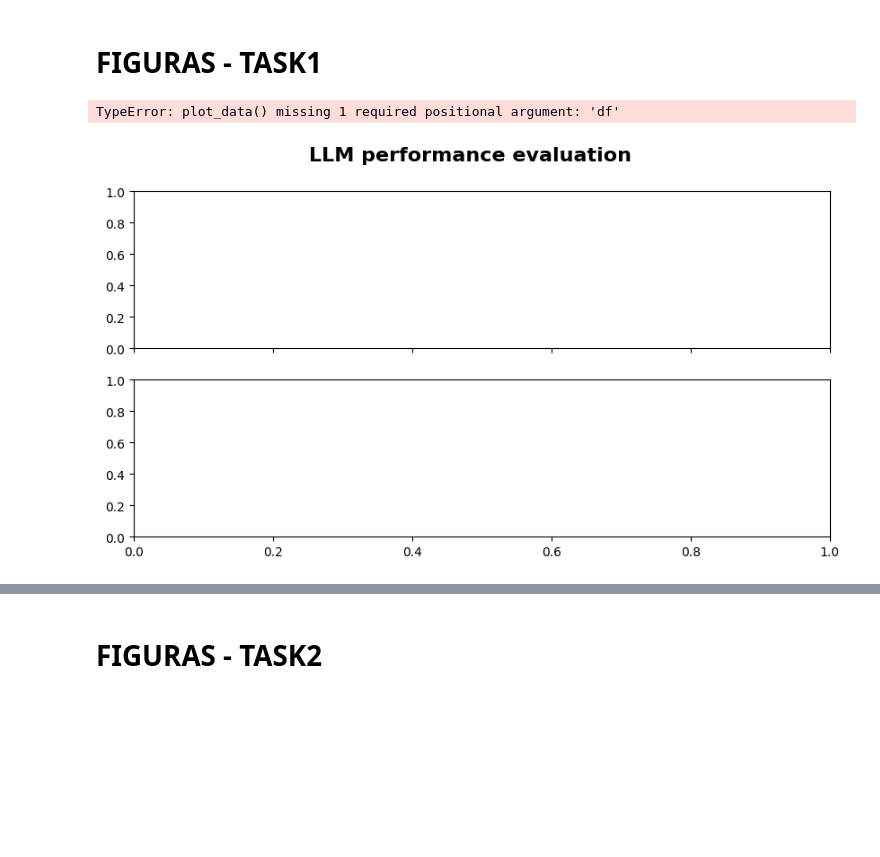
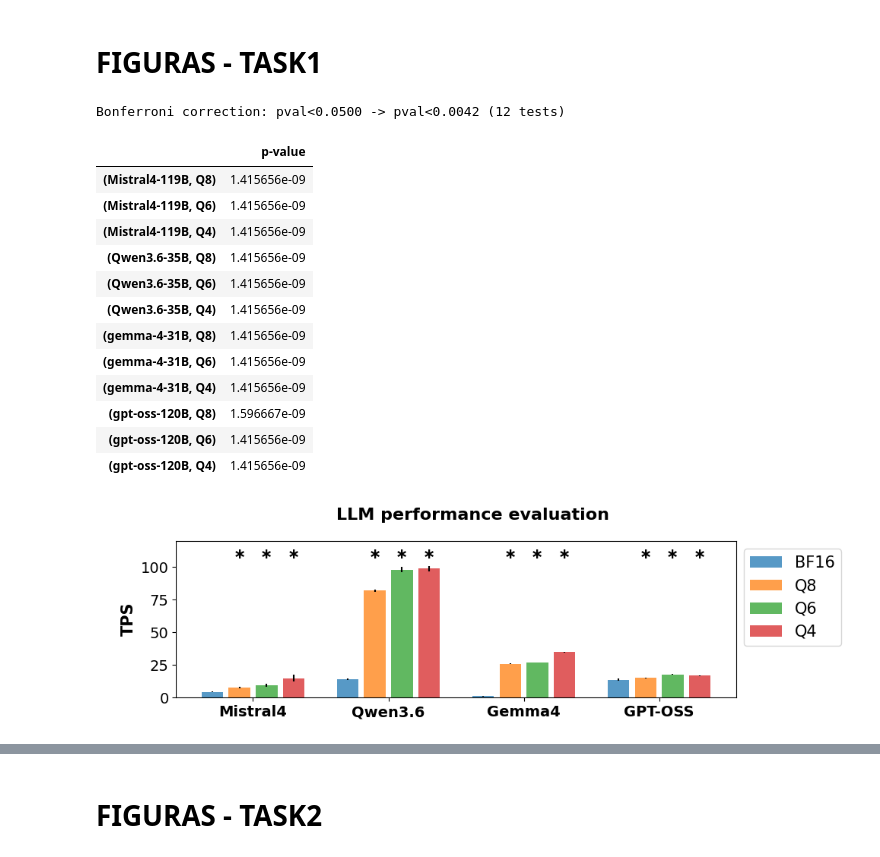
Before and after one commit to cnpem/quantization_LLM_smiles, a Jupyter notebook: src/analise_task2.ipynb, the cells around one changed output, grey strips where cells are left out. Saved outputs shown, nothing was run; the diff lists cells and outputs as text; code cells hidden in the pictures; blank space fills up the shorter version.

Commit message:
New plots with statistical annotations + molecualr weight

```diff
--- a/src/analise_task2.ipynb
+++ b/src/analise_task2.ipynb
@@ -205,6 +329,11 @@ def calculate_intdiv(lst_smi):
 
     return intdiv
 
+def calculate_mw(lst_smi):
+    lst_mol = [Chem.MolFromSmiles(smi) for smi in lst_smi]
+    lst_mw  = [Descriptors.MolWt(mol) for mol in lst_mol]
+    return lst_mw
+
 def calculate_metrics(df):
     df['valid smiles']  = df['smiles'].apply(validate_smiles)
     df['unique smiles'] = df['valid smiles'].apply(smi_unique)
@@ -238,6 +367,7 @@ def calculate_metrics(df):
     df['pct_smi_notdruglike'] = (df['n_smi_notdruglike']/df['n_smi_valid']).fillna(0.0)
 
     df['intdiv'] = df['valid smiles'].apply(calculate_intdiv)
+    df['mw'] = df['valid smiles'].apply(calculate_mw)
 
     return df
 # %%
@@ -1360,12 +1435,40 @@ for min_dist in [0.3, 0.6, 1.0]:
 # %% [markdown]
 # **FIGURAS** - TASK1
 # %%
-fig, ax = plt.subplots(2,1, figsize=(10, 5), sharex=True)
+#fig, ax = plt.subplots(2,1, figsize=(10, 5), sharex=True)
+fig, ax = plt.subplots(1,1, figsize=(10, 3), sharex=True)
 fig.suptitle('LLM performance evaluation', fontsize=16, fontweight='bold')
-plot_data(d_stats=d_stats_task1, stat='tokens_per_second', ax=ax[0], ylabel='TPS'           , ylim=[0,105], prompt_avg=None, prompt_std=0.0, scale=1, show_legend=True)
-plot_data(d_stats=d_stats_task1, stat='duration_min',      ax=ax[1], ylabel='Duration (min)'  , ylim=[0,95],  prompt_avg=None, prompt_std=0.0, scale=1)
+
+plot_data(d_stats=d_stats_task1, stat='tokens_per_second', ax=ax, ylabel='TPS'           , ylim=[0,120], prompt_avg=None, prompt_std=0.0, scale=1, show_legend=True)
+#plot_data(d_stats=d_stats_task1, stat='duration_min',      ax=ax[1], ylabel='Duration (min)'  , ylim=[0,130],  prompt_avg=None, prompt_std=0.0, scale=1)
+
+annonate_barplot(ax=ax, df=df_task1, col='tokens_per_second', pval=pval, y=110)
+#annonate_barplot(ax=ax[1], df=df_task1, col='duration_min', pval=pval, y=120)
+
+
+
+#plot_data_boxplot(df_task2, 'tokens_per_second', ax=ax[0], ylabel='TPS',            show_legend=True, ylim=[0, 120])
+#plot_data_boxplot(df_task2, 'duration_min',      ax=ax[1], ylabel='Duration (min)', show_legend=True, ylim=[0, 130])
+
+#annonate_boxplot(ax[0], df=df_task2, col='tokens_per_second', pval=pval, y=110)
+#annonate_boxplot(ax[1], df=df_task2, col='duration_min', pval=pval, y=120)
+
+
 plt.tight_layout()
 plt.show()
 # %% [output]
-TypeError: plot_data() missing 1 required positional argument: 'df'
+Bonferroni correction: pval<0.0500 -> pval<0.0042 (12 tests)
+|  | p-value |
+| (Mistral4-119B, Q8) | 1.415656e-09 |
+| (Mistral4-119B, Q6) | 1.415656e-09 |
+| (Mistral4-119B, Q4) | 1.415656e-09 |
+| (Qwen3.6-35B, Q8) | 1.415656e-09 |
+| (Qwen3.6-35B, Q6) | 1.415656e-09 |
+| (Qwen3.6-35B, Q4) | 1.415656e-09 |
+| (gemma-4-31B, Q8) | 1.415656e-09 |
+| (gemma-4-31B, Q6) | 1.415656e-09 |
+| (gemma-4-31B, Q4) | 1.415656e-09 |
+| (gpt-oss-120B, Q8) | 1.596667e-09 |
+| (gpt-oss-120B, Q6) | 1.415656e-09 |
+| (gpt-oss-120B, Q4) | 1.415656e-09 |
-[figure, old version]
+[figure, new version]
```
Also changed, not shown: parts of 47 cells of this notebook.
